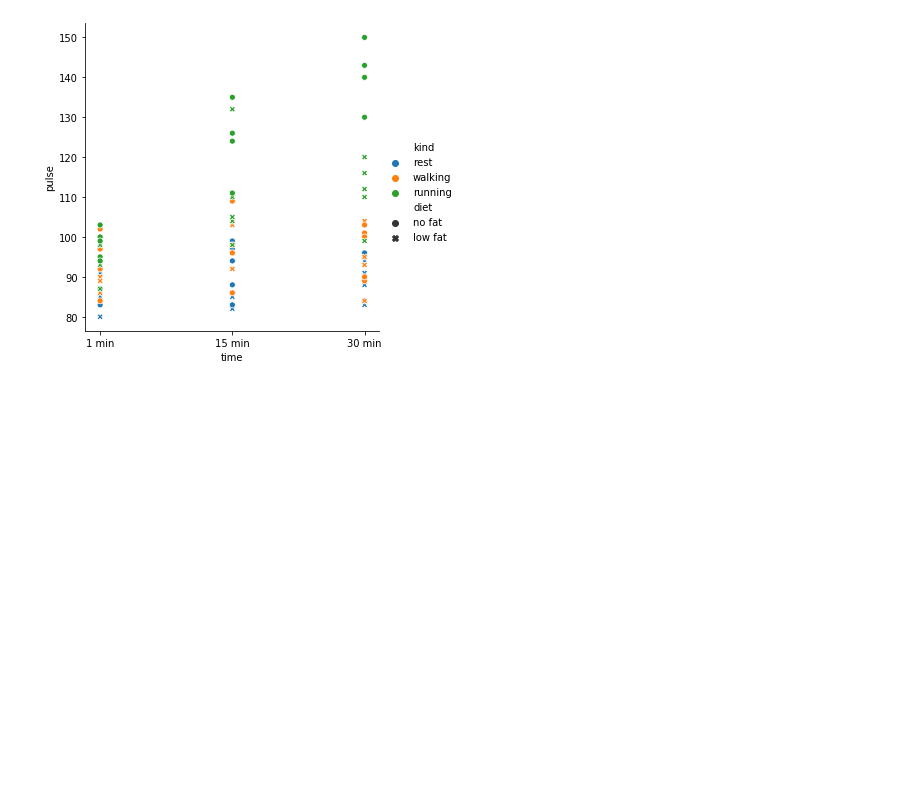
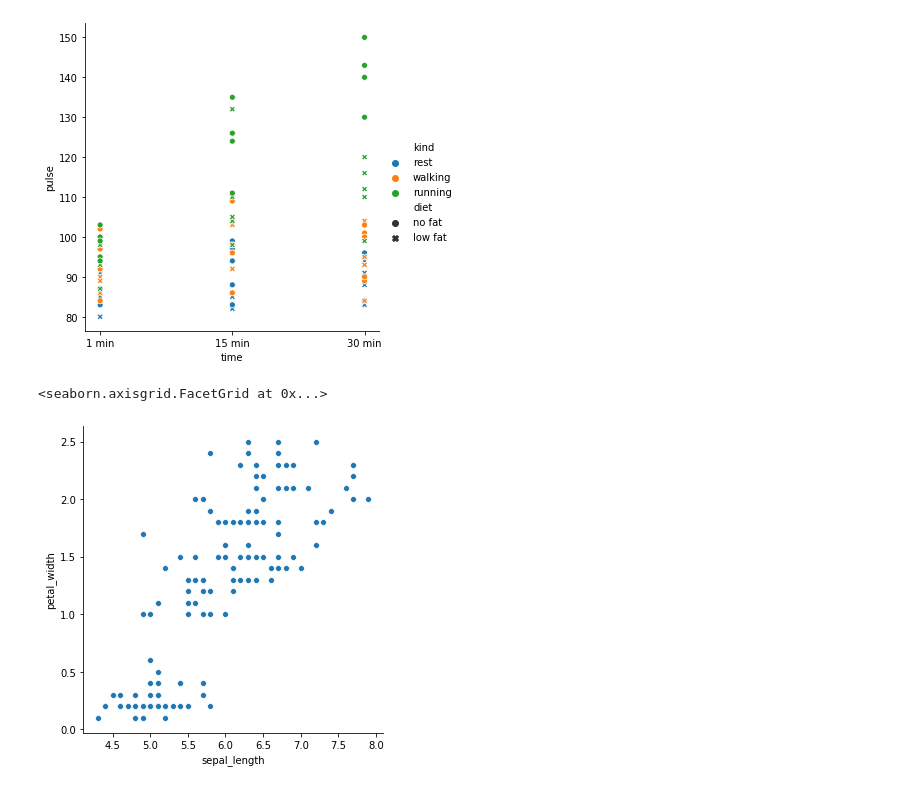
Before and after one commit to Taslack/Thinkful, a Jupyter notebook: Module 13/Checkpoint 2/Plotting.ipynb, the cells around one changed output. Drawn from its saved outputs; the diff is of its cells as text; code cells hidden in the pictures; blank space fills up the shorter version.

```diff
--- a/Module 13/Checkpoint 2/Plotting.ipynb
+++ b/Module 13/Checkpoint 2/Plotting.ipynb
@@ -66,3 +46,9 @@ sns.relplot(x='time', y='pulse', hue='kind', style='diet', data=exercise)
 # %% [output]
 <seaborn.axisgrid.FacetGrid at 0x...>
 [figure]
+# %%
+iris = sns.load_dataset('iris')
+sns.relplot(x='sepal_length', y='petal_width', data=iris)
+# %% [output]
+<seaborn.axisgrid.FacetGrid at 0x...>
+[figure, added]
```
Also changed, not shown: parts of 12 cells of this notebook, 3 other files.
